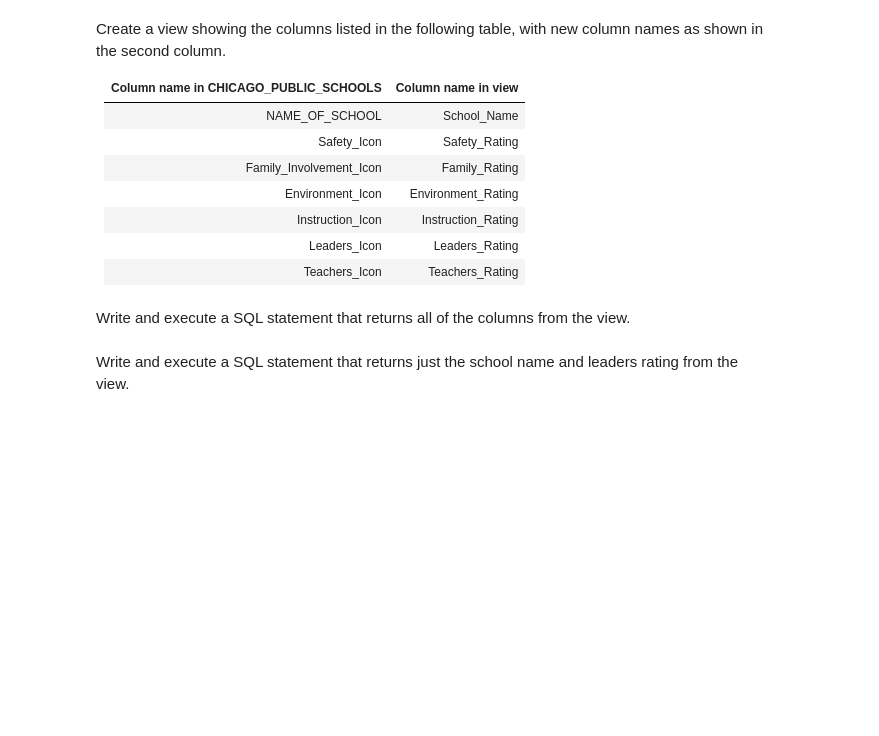
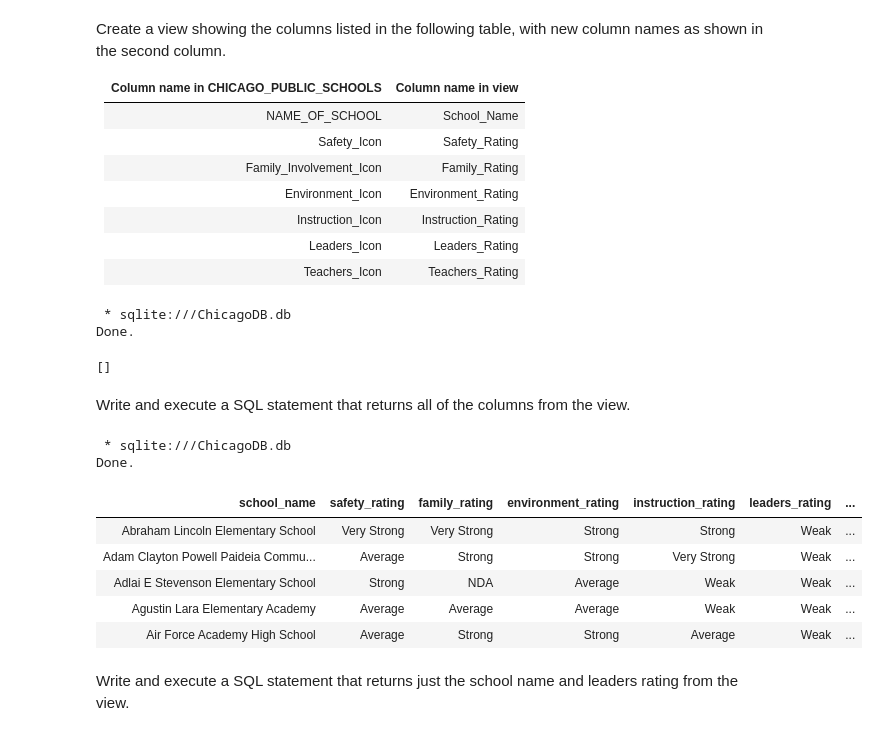
Before and after one commit to rjacaac211/Chicago-Data-Analysis-with-SQL, a Jupyter notebook: Advanced-SQL-Project_Chicago-Data.ipynb, the cells around one changed output. Cells and saved outputs as stored; diff of their text form; code cells hidden in the pictures; blank space fills up the shorter version.

```diff
--- a/Advanced-SQL-Project_Chicago-Data.ipynb
+++ b/Advanced-SQL-Project_Chicago-Data.ipynb
@@ -147,7 +153,28 @@ Create a view showing the columns listed in the following table, with new column
 | Instruction_Icon	        | Instruction_Rating|
 | Leaders_Icon	            | Leaders_Rating    |
 | Teachers_Icon	            | Teachers_Rating   |
+# %%
+%%sql
+CREATE VIEW SCHOOL_RATINGS (school_name, safety_rating, family_rating, environment_rating, instruction_rating, leaders_rating, teachers_rating ) AS
+SELECT name_of_school, safety_icon, family_involvement_icon, environment_icon, instruction_icon, leaders_icon, teachers_icon
+FROM CHICAGO_PUBLIC_SCHOOLS;
+# %% [output]
+ * sqlite:///ChicagoDB.db
+Done.
+[]
 # %% [markdown]
 Write and execute a SQL statement that returns all of the columns from the view.
+# %%
+%%sql
+SELECT * FROM SCHOOL_RATINGS LIMIT 5;
+# %% [output]
+ * sqlite:///ChicagoDB.db
+Done.
+| school_name | safety_rating | family_rating | environment_rating | instruction_rating | leaders_rating | ... |
+| Abraham Lincoln Elementary School | Very Strong | Very Strong | Strong | Strong | Weak | ... |
+| Adam Clayton Powell Paideia Commu... | Average | Strong | Strong | Very Strong | Weak | ... |
+| Adlai E Stevenson Elementary School | Strong | NDA | Average | Weak | Weak | ... |
+| Agustin Lara Elementary Academy | Average | Average | Average | Weak | Weak | ... |
+| Air Force Academy High School | Average | Strong | Strong | Average | Weak | ... |
 # %% [markdown]
 Write and execute a SQL statement that returns just the school name and leaders rating from the view.
```
Also changed, not shown: parts of 16 cells of this notebook, 1 other file.
